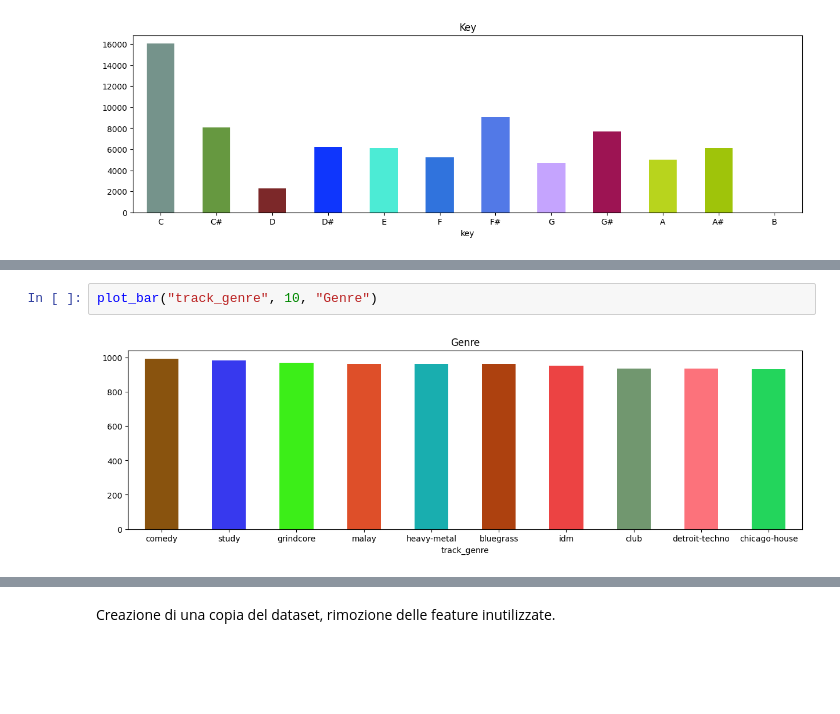
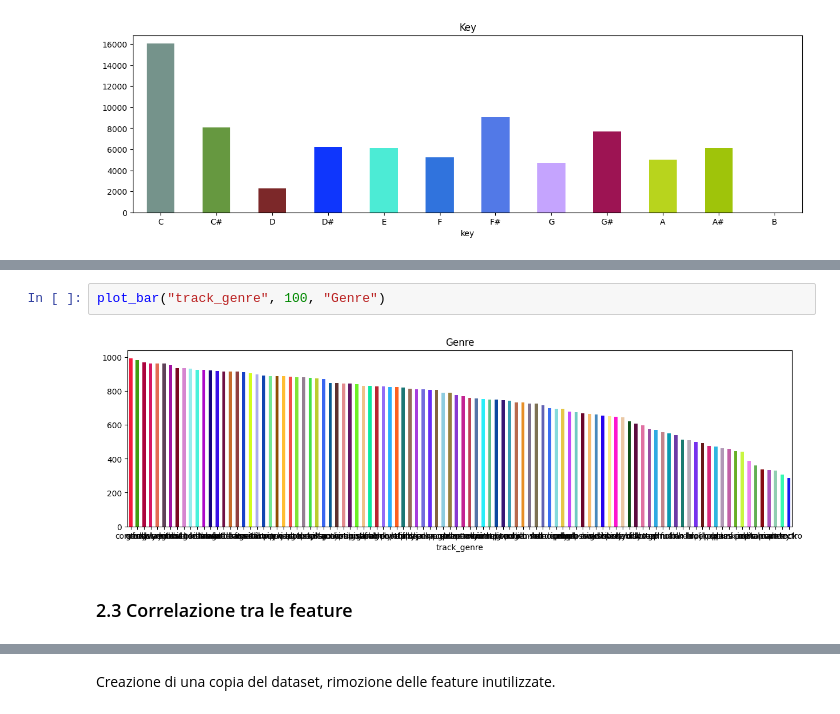
Before and after one commit to PADIprojects/Spotify-Track-Popularity-Prediction, a Jupyter notebook: track_popularity_prediction.ipynb, the cells around one changed output, grey strips where cells are left out. Saved outputs shown, nothing was run; the diff lists cells and outputs as text; blank space fills up the shorter version.

```diff
--- a/track_popularity_prediction.ipynb
+++ b/track_popularity_prediction.ipynb
@@ -417,4 +401,6 @@ plot_bar("time_signature", 5, "Time Signature")
 # %%
-plot_bar("track_genre", 10, "Genre")
+plot_bar("track_genre", 100, "Genre")
 # %% [output]
-[figure, old version]
+[figure, new version]
+# %% [markdown]
+### 2.3 Correlazione tra le feature
```
Also changed, not shown: parts of 45 cells of this notebook.
